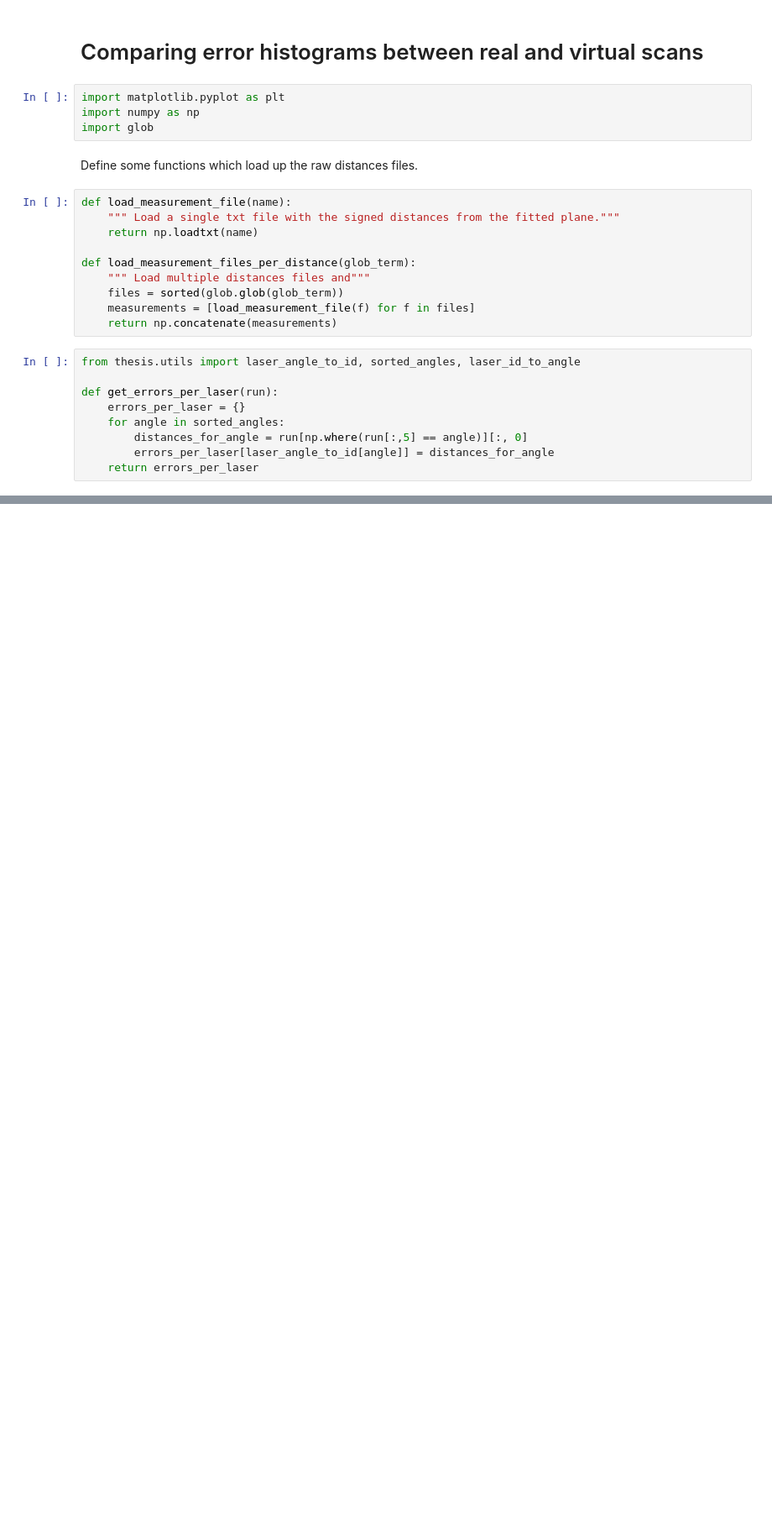
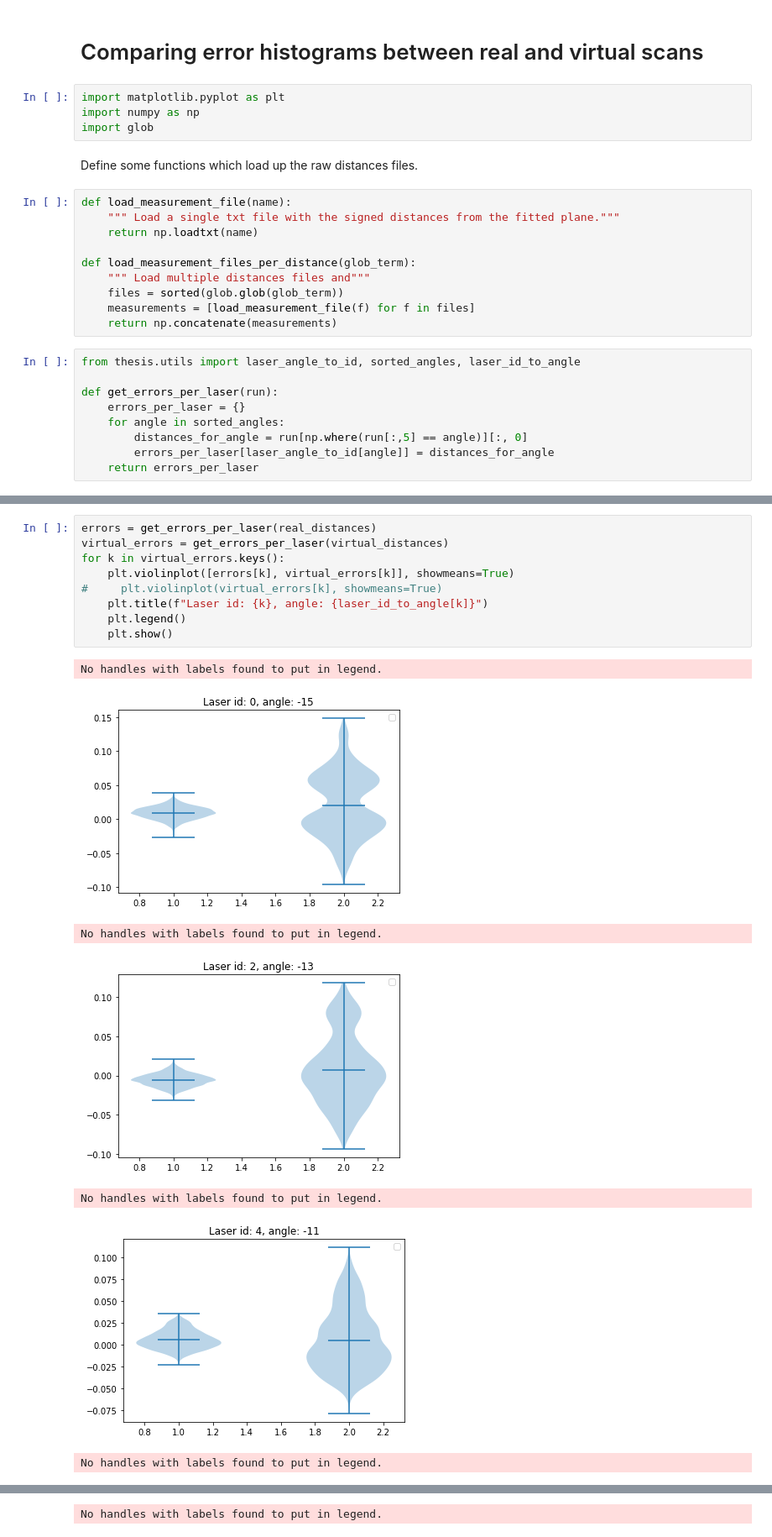
Before and after one commit to branislavjenco/thesis-code, a Jupyter notebook: histograms.ipynb, the cells around one changed output, grey strips where cells are left out. Shown: that part at 84% size. Cells and saved outputs as stored; diff of their text form; blank space fills up the shorter version.

```diff
--- a/histograms.ipynb
+++ b/histograms.ipynb
@@ -53 +53,18 @@ for k in virtual_errors.keys():
 ... (4 outputs left out)
+# %%
+errors = get_errors_per_laser(real_distances)
+virtual_errors = get_errors_per_laser(virtual_distances)
+for k in virtual_errors.keys():
+    plt.violinplot([errors[k], virtual_errors[k]], showmeans=True)
+#     plt.violinplot(virtual_errors[k], showmeans=True)
+    plt.title(f"Laser id: {k}, angle: {laser_id_to_angle[k]}")
+    plt.legend()
+    plt.show()
+# %% [output]
+No handles with labels found to put in legend.
+[figure, added]
+No handles with labels found to put in legend.
+[figure, added]
+No handles with labels found to put in legend.
+[figure, added]
+No handles with labels found to put in legend.
@@ -53,0 +72 @@ for k in virtual_errors.keys():
+No handles with labels found to put in legend.
```
Also changed, not shown: parts of 3 cells of this notebook, 4 other files.
